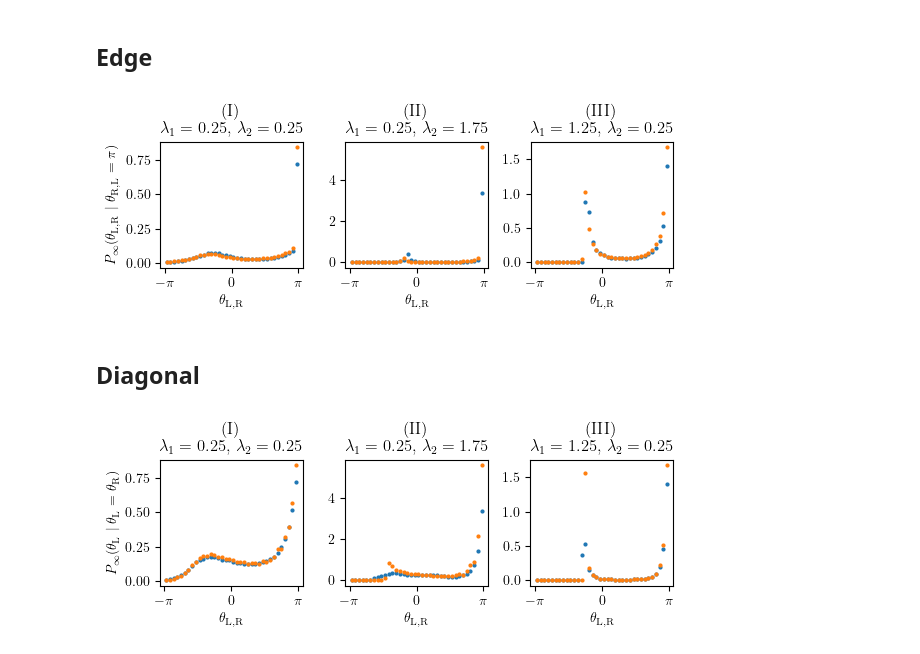
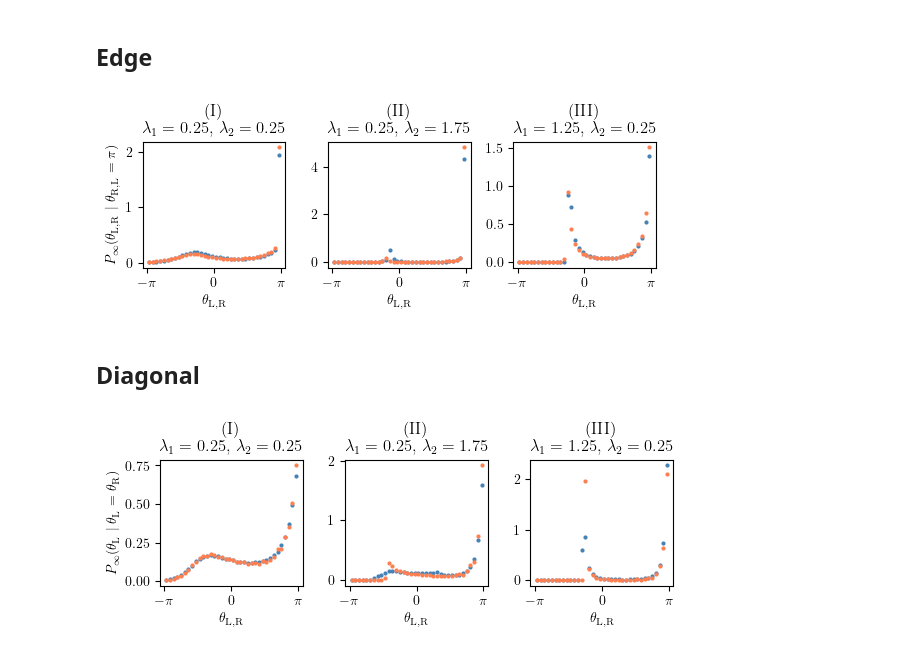
Before and after one commit to svrnzn/quantum-zeni, a Jupyter notebook: dimer/analysis/dimer-full-vs-gutz.ipynb, the cells around one changed output. Drawn from its saved outputs; the diff is of its cells as text; code cells hidden in the pictures.

```diff
--- a/dimer/analysis/dimer-full-vs-gutz.ipynb
+++ b/dimer/analysis/dimer-full-vs-gutz.ipynb
@@ -170,16 +170,20 @@ binning_range = [[-np.pi, np.pi], [-np.pi, np.pi]]
 ticks = np.linspace(-np.pi, np.pi, 3)
 tick_labels = [r"$-\pi$", r"$0$", r"$\pi$"]
 
-fig, axs = plt.subplots(1, 3)
+fig, axs = plt.subplots(1, 3,
+                        sharey=True,
+                        layout='constrained')
+fig.set_figheight(8/2.54)
 for i, (lmbd_1, lmbd_2) in enumerate(lambdas):
 
     hist_comp = np.zeros_like(hist_full[0])
     for j in np.arange(len(hist_comp)):
+        hist_comp[j, j] = hist_full[i][j, j]
         for k in np.arange(j+1, len(hist_comp[j]), 1):
             hist_comp[k, j] = (hist_full[i][j, k] + hist_full[i][k, j]) / 2
             hist_comp[j, k] = (hist_gutz[i][j, k] + hist_gutz[i][k, j]) / 2
 
-    axs[i].pcolormesh(edges_l, edges_r, hist_comp,
+    pcm = axs[i].pcolormesh(edges_l, edges_r, hist_comp,
                       norm="log",
                       vmin=hist_gutz[i][np.nonzero(hist_gutz[i])].min(),
                       vmax=hist_gutz[i].max())
@@ -192,6 +196,8 @@ for i, (lmbd_1, lmbd_2) in enumerate(lambdas):
     #                   vmax=hist_gutz.max(),
     #                   shading='gouraud')
 
+    fig.colorbar(pcm, ax=axs[i], location='bottom')
+
     axs[i].set_xticks(ticks)
     axs[i].set_xticklabels(tick_labels)
     axs[i].set_yticks(ticks)
@@ -200,6 +206,8 @@ for i, (lmbd_1, lmbd_2) in enumerate(lambdas):
                      rf"$\lambda_1 = {lmbd_1}$, $\lambda_2 = {lmbd_2}$")
     axs[i].set(xlabel=r"$\theta_\mathrm{L}$", ylabel=r"$\theta_\mathrm{R}$")
     axs[i].set(aspect='equal')
+    axs[i].set_facecolor('k')
+
 
 # Hide x labels and tick labels for top plots and y ticks for right plots.
 for ax in axs.flat:
@@ -258,6 +330,7 @@ plt.style.use(["./config/stylelib/thesis.mplstyle", "./config/stylelib/manuscrip
 
 bins = 36
 binning_range = [[-np.pi, np.pi], [-np.pi, np.pi]]
+bin_width = 2*np.pi / bins
 ticks = np.linspace(-np.pi, np.pi, 3)
 tick_labels = [r"$-\pi$", r"$0$", r"$\pi$"]
 
@@ -266,13 +339,17 @@ for i, (lmbd_1, lmbd_2) in enumerate(lambdas):
     bin_centers_lr = (edges_l_lr[:-1] + edges_r_lr[1:]) / 2
 
     edge_full = (hist_full_lr[i][-1] + hist_full_lr[i][:, -1]) / 2
+    edge_full = edge_full / np.sum(edge_full) / bin_width
     edge_gutz = (hist_gutz_lr[i][-1] + hist_gutz_lr[i][:, -1]) / 2
+    edge_gutz = edge_gutz / np.sum(edge_gutz) / bin_width
 
     axs[i].plot(bin_centers_lr, edge_full,
                 '.',
+                color='steelblue',
                 label=r"Full MC")
     axs[i].plot(bin_centers_lr, edge_gutz,
                 '.',
+                color='coral',
                 label=r"Gutz MC")
 
     axs[i].set_xticks(ticks)
@@ -293,7 +370,7 @@ for ax in axs.flat:
 fig.tight_layout()
 plt.savefig("plots/dimer/dimer-full-gutz-p-infty-edge-mc.pdf")
 # %% [output]
-[figure, old version]
+[figure, new version]
 # %% [markdown]
 ## Diagonal
 # %%
@@ -301,6 +378,7 @@ plt.style.use(["./config/stylelib/thesis.mplstyle", "./config/stylelib/manuscrip
 
 bins = 36
 binning_range = [[-np.pi, np.pi], [-np.pi, np.pi]]
+bin_width = 2*np.pi / bins
 ticks = np.linspace(-np.pi, np.pi, 3)
 tick_labels = [r"$-\pi$", r"$0$", r"$\pi$"]
 
@@ -309,31 +387,35 @@ for i, (lmbd_1, lmbd_2) in enumerate(lambdas):
     bin_centers_lr = (edges_l_lr[:-1] + edges_r_lr[1:]) / 2
 
     diag_full = np.diagonal(hist_full_lr[i])
+    diag_full = diag_full / np.sum(diag_full) / bin_width
     diag_gutz = np.diagonal(hist_gutz_lr[i])
+    diag_gutz = diag_gutz / np.sum(diag_gutz) / bin_width
 
     axs[i].plot(bin_centers_lr, diag_full,
                 '.',
+                color='steelblue',
                 label=r"Full MC")
     axs[i].plot(bin_centers_lr, diag_gutz,
                 '.',
+                color='coral',
                 label=r"Gutz MC")
 
     axs[i].set_xticks(ticks)
     axs[i].set_xticklabels(tick_labels)
     # axs[i].set_yticks(ticks)
     # axs[i].set_yticklabels(tick_labels)
     axs[i].set_title(f'({(i+1) * "I"})\n'
                      rf"$\lambda_1 = {lmbd_1}$, $\lambda_2 = {lmbd_2}$")
     axs[i].set(xlabel=r"$\theta_\mathrm{L, R}$", ylabel=r"$P_\infty(\theta_{\mathrm{L}} \mid \theta_{\mathrm{L}}=\theta_{\mathrm{R}})$")
     # axs[i].set(aspect='equal')
     # axs[i].legend()
 
 # Hide x labels and tick labels for top plots and y ticks for right plots.
 for ax in axs.flat:
     ax.label_outer()
     ax.yaxis.set_tick_params(labelleft=True)
 
 fig.tight_layout()
 plt.savefig("plots/dimer/dimer-full-gutz-p-infty-diag-mc.pdf")
 # %% [output]
-[figure, old version]
+[figure, new version]
```
Also changed, not shown: parts of 6 cells of this notebook, 7 other files.
